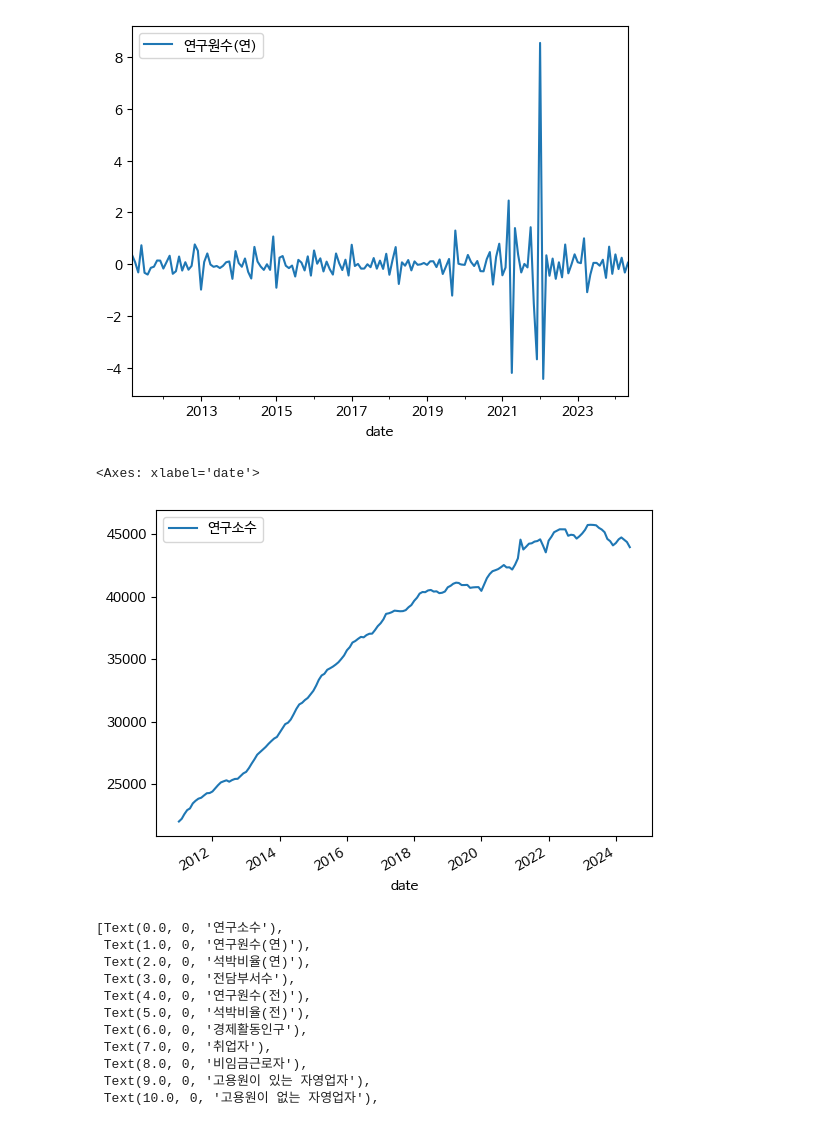
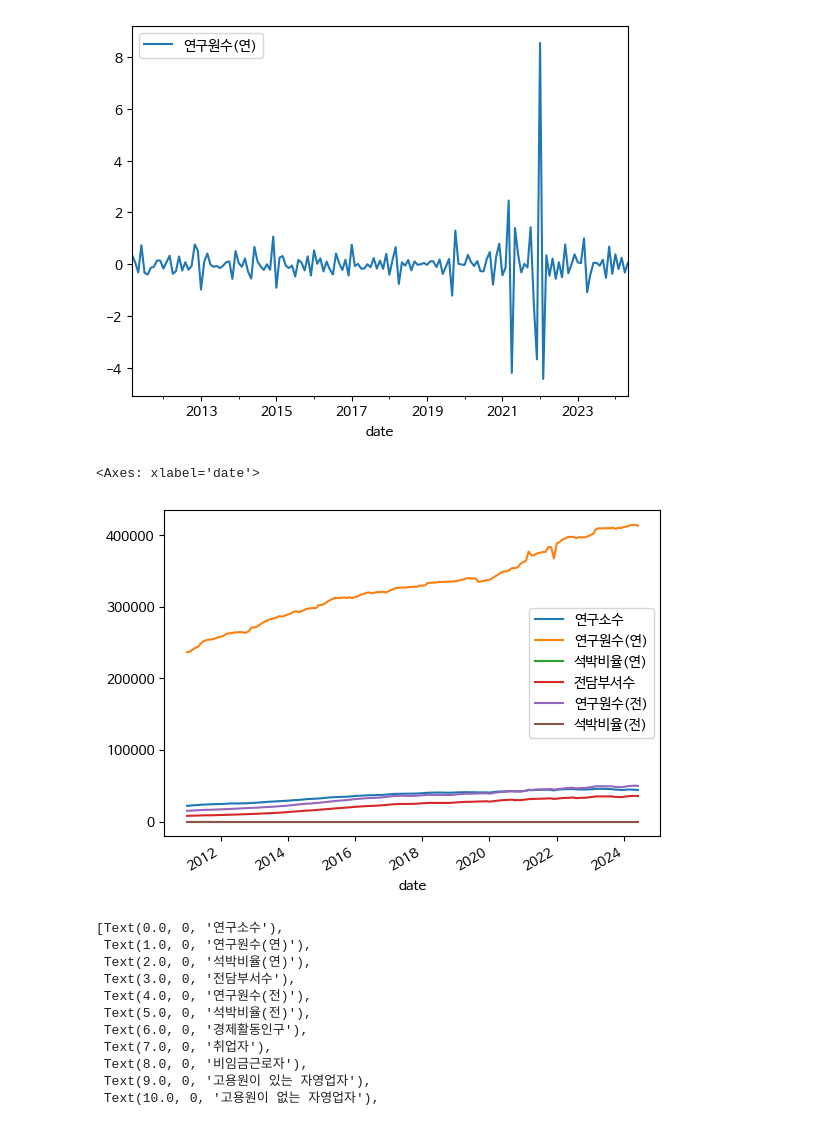
Before and after one commit to hugwolf77/SCAS, a Jupyter notebook: corpRch_ecoAct/NoteBook/02_EDA_FA.ipynb, the cells around one changed output. Drawn from its saved outputs; the diff is of its cells as text; code cells hidden in the pictures.

```diff
--- a/corpRch_ecoAct/NoteBook/02_EDA_FA.ipynb
+++ b/corpRch_ecoAct/NoteBook/02_EDA_FA.ipynb
@@ -120,12 +120,12 @@ dfs_s.plot()
 # %%
 # data load
 df_raw = pd.read_excel('../data/분석_데이터_목록_v2.xlsx', sheet_name='variable', index_col='date')
 df_raw
-df_raw_s = df_raw.iloc[:,0:1]
+df_raw_s = df_raw.iloc[:,0:6]
 df_raw_s.plot()
 # %% [output]
 <Axes: xlabel='date'>
-[figure, old version]
+[figure, new version]
 # %%
 # 바이올린
 dfss = dfs.melt(var_name='Column', value_name='Normalized')
```
Also changed, not shown: parts of 15 cells of this notebook, 2 other files.
